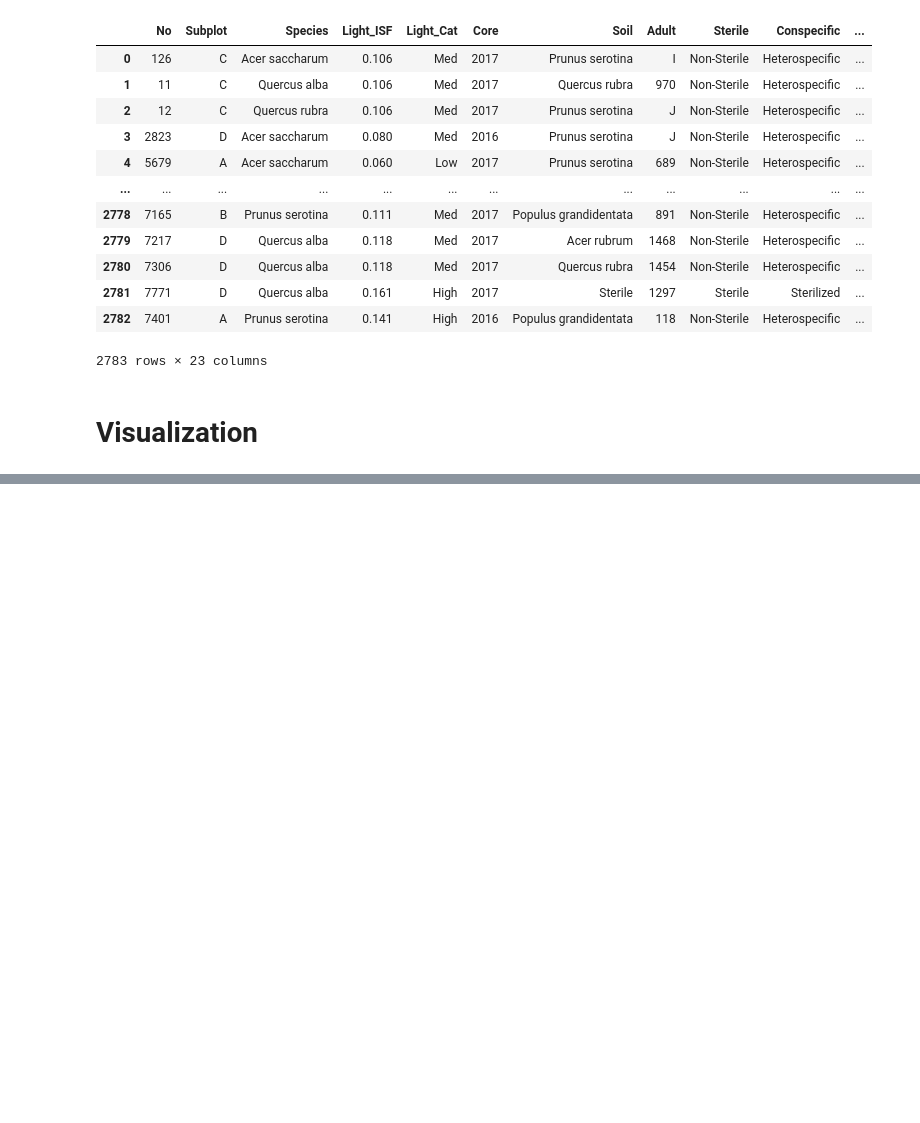
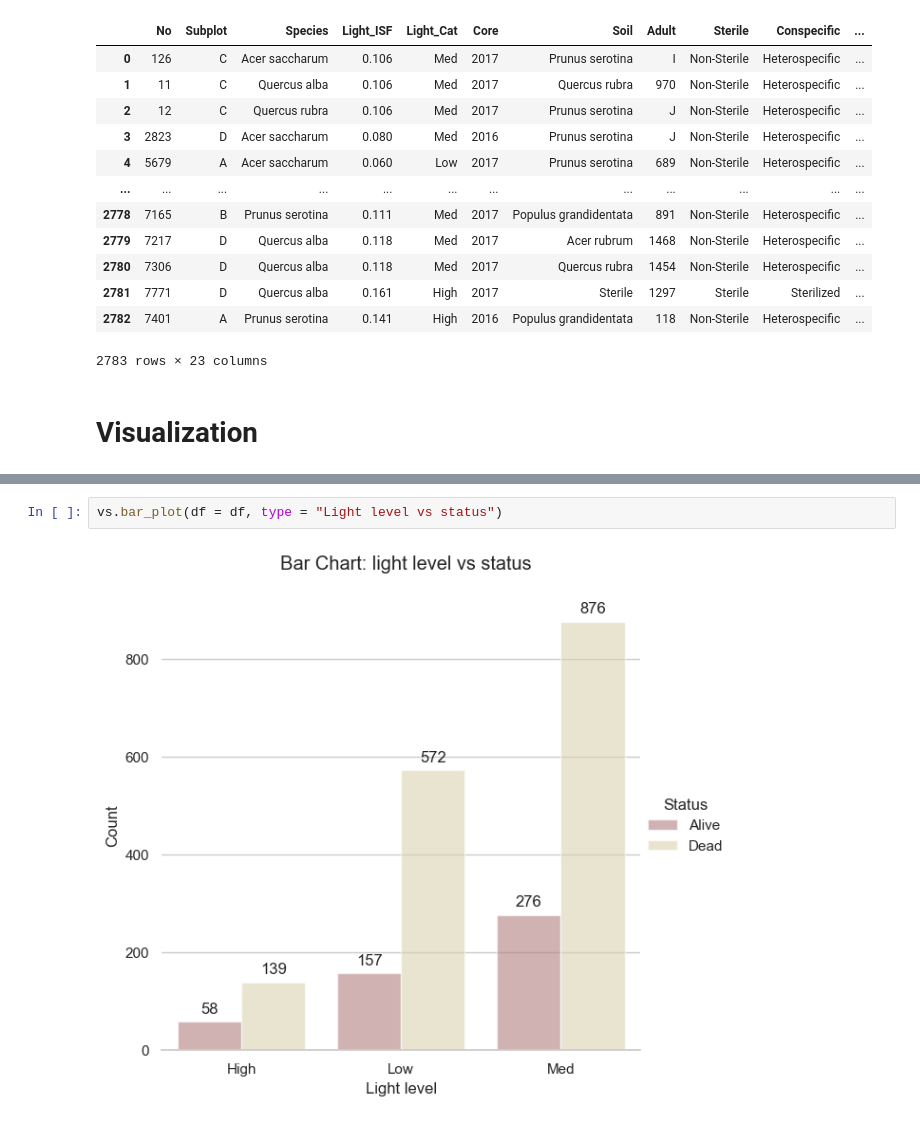
Before and after one commit to fedighanmi/Tree_Survival_Project, a Jupyter notebook: example/example_notebook.ipynb, the cells around one changed output, grey strips where cells are left out. Drawn from its saved outputs; the diff is of its cells as text; blank space fills up the shorter version.

```diff
--- a/example/example_notebook.ipynb
+++ b/example/example_notebook.ipynb
@@ -205,0 +265,4 @@ Column 'Plot' not found in the dataset.
+# %%
+vs.bar_plot(df = df, type = "Light level vs status")
+# %% [output]
+[figure, added]
```
Also changed, not shown: parts of 7 cells of this notebook.
